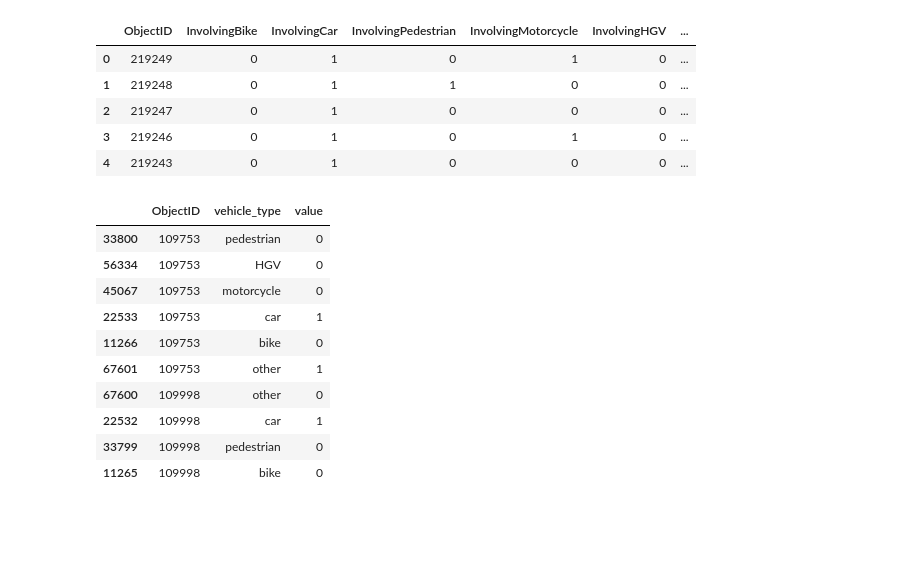
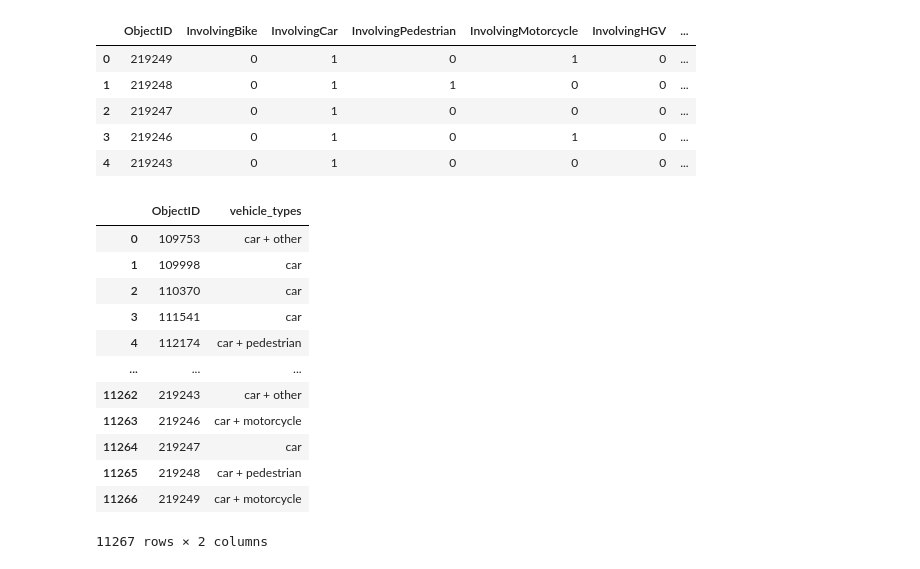
Before and after one commit to tz1211/LSE_DataBeavers, a Jupyter notebook: notebooks/eda/eda.ipynb, the cells around one changed output. Drawn from its saved outputs; the diff is of its cells as text; code cells hidden in the pictures; blank space fills up the shorter version.

Commit message:
Finish EDA and create bike_car_pred data

```diff
--- a/notebooks/eda/eda.ipynb
+++ b/notebooks/eda/eda.ipynb
@@ -377,23 +377,28 @@ df_mode.head()
 # %%
 df_mode_renamed = df_mode[["ObjectID", "InvolvingBike", "InvolvingCar", "InvolvingPedestrian", "InvolvingMotorcycle", "InvolvingHGV", "InvolvingOther"]].rename({
     "InvolvingBike": "bike",
     "InvolvingCar": "car",
     "InvolvingPedestrian": "pedestrian",
     "InvolvingMotorcycle": "motorcycle",
     "InvolvingHGV": "HGV",
     "InvolvingOther": "other"
 }, axis="columns")
 df_long = pd.melt(df_mode_renamed, id_vars="ObjectID", var_name="vehicle_type", value_name="value").sort_values("ObjectID")
-df_long.head(10)
+df_long = df_long[df_long["value"] == 1]
+df_long = df_long.groupby('ObjectID')['vehicle_type'].apply(lambda x: sorted(x)).reset_index(name='vehicle_types')
+df_long["vehicle_types"] = df_long["vehicle_types"].apply(lambda x: " + ".join(x))
+df_long
 # %% [output]
-|  | ObjectID | vehicle_type | value |
-| 33800 | 109753 | pedestrian | 0 |
-| 56334 | 109753 | HGV | 0 |
-| 45067 | 109753 | motorcycle | 0 |
-| 22533 | 109753 | car | 1 |
-| 11266 | 109753 | bike | 0 |
-| 67601 | 109753 | other | 1 |
-| 67600 | 109998 | other | 0 |
-| 22532 | 109998 | car | 1 |
-| 33799 | 109998 | pedestrian | 0 |
-| 11265 | 109998 | bike | 0 |
+|  | ObjectID | vehicle_types |
+| 0 | 109753 | car + other |
+| 1 | 109998 | car |
+| 2 | 110370 | car |
+| 3 | 111541 | car |
+| 4 | 112174 | car + pedestrian |
+| ... | ... | ... |
+| 11262 | 219243 | car + other |
+| 11263 | 219246 | car + motorcycle |
+| 11264 | 219247 | car |
+| 11265 | 219248 | car + pedestrian |
+| 11266 | 219249 | car + motorcycle |
+11267 rows × 2 columns
```
Also changed, not shown: parts of 6 cells of this notebook, 1 other file.
